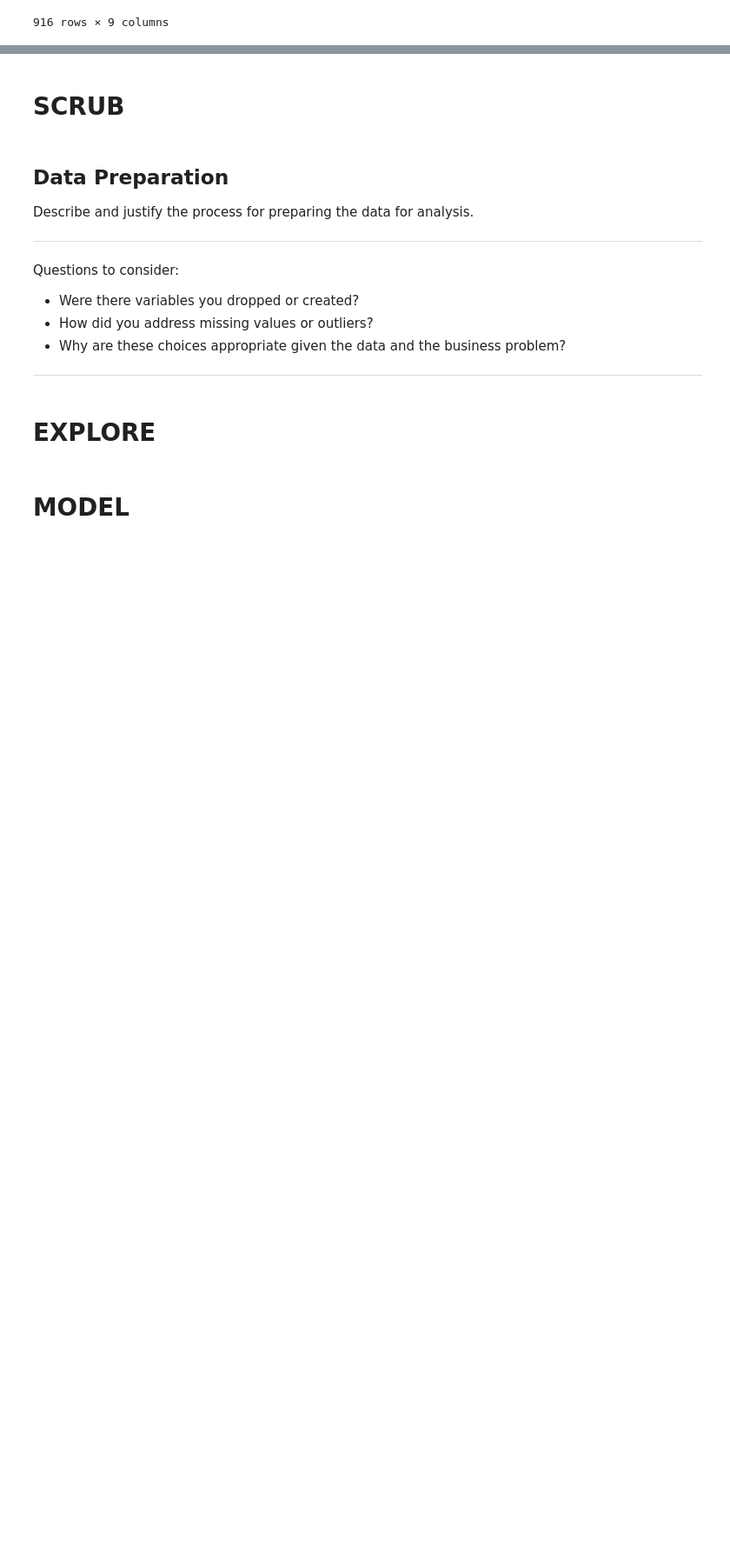
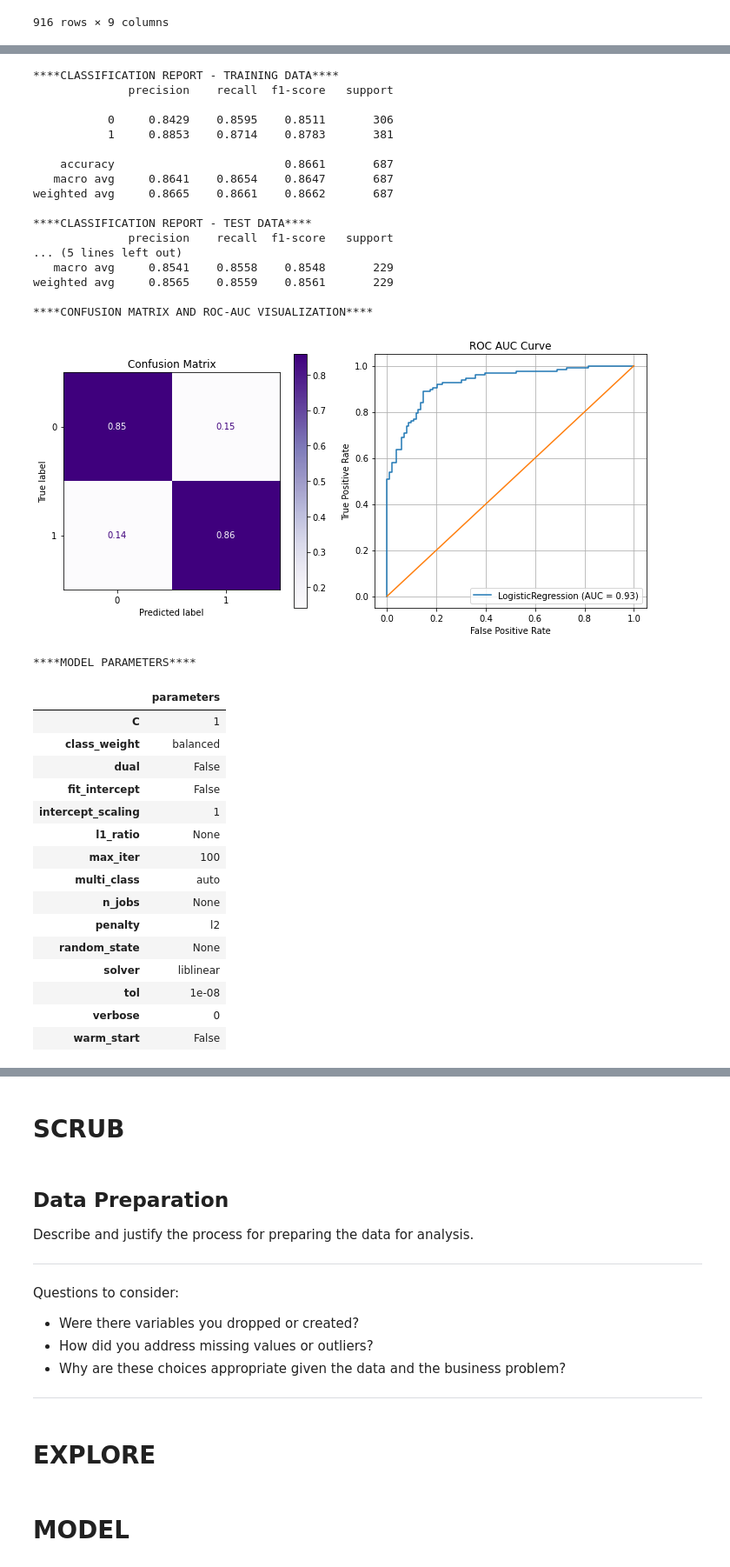
Before and after one commit to ds-leehanjin/heart_failure, a Jupyter notebook: index_OSEMN_plus_mvp.ipynb, the cells around one changed output, grey strips where cells are left out. Shown at 87% size. Drawn from its saved outputs; the diff is of its cells as text; code cells hidden in the pictures; blank space fills up the shorter version.

```diff
--- a/index_OSEMN_plus_mvp.ipynb
+++ b/index_OSEMN_plus_mvp.ipynb
@@ -711,0 +799,12 @@ def evaluate_model(model, X_train, y_train, X_test, y_test, digits=4,
+# %%
+# Create parameter grid for Logistic Regression gridsearch and fit to data.
+log_reg = LogisticRegression()
+
+params = {'C': [0.001, 0.01, 0.1, 1, 10, 100,1e6,1e12],
+          'penalty': ['l1', 'l2', 'elastic_net'],
+          'tol': [0.00000001, 0.0000001, 0.000001],
+          'fit_intercept': [True, False],
+          'solver':["liblinear", "newton-cg", "lbfgs", "sag","saga"],
+          'class_weight': ['balanced']}
+log_grid = GridSearchCV(log_reg, params, scoring='recall_macro')
+log_grid.fit(X_train, y_train)
@@ -711,0 +831,40 @@ def evaluate_model(model, X_train, y_train, X_test, y_test, digits=4,
+# %%
+# Evaluate best estimating model.
+evaluate_model(log_grid.best_estimator_, X_train, y_train, \
+               X_test, y_test, params=True)
+# %% [output]
+****CLASSIFICATION REPORT - TRAINING DATA****
+              precision    recall  f1-score   support
+
+           0     0.8429    0.8595    0.8511       306
+           1     0.8853    0.8714    0.8783       381
+
+    accuracy                         0.8661       687
+   macro avg     0.8641    0.8654    0.8647       687
+weighted avg     0.8665    0.8661    0.8662       687
+
+****CLASSIFICATION REPORT - TEST DATA****
+              precision    recall  f1-score   support
+... (5 lines left out)
+   macro avg     0.8541    0.8558    0.8548       229
+weighted avg     0.8565    0.8559    0.8561       229
+
+****CONFUSION MATRIX AND ROC-AUC VISUALIZATION****
+[figure, added]
+****MODEL PARAMETERS****
+|  | parameters |
+| C | 1 |
+| class_weight | balanced |
+| dual | False |
+| fit_intercept | False |
+| intercept_scaling | 1 |
+| l1_ratio | None |
+| max_iter | 100 |
+| multi_class | auto |
+| n_jobs | None |
+| penalty | l2 |
+| random_state | None |
+| solver | liblinear |
+| tol | 1e-08 |
+| verbose | 0 |
+| warm_start | False |
```
Also changed, not shown: parts of 39 cells of this notebook.
